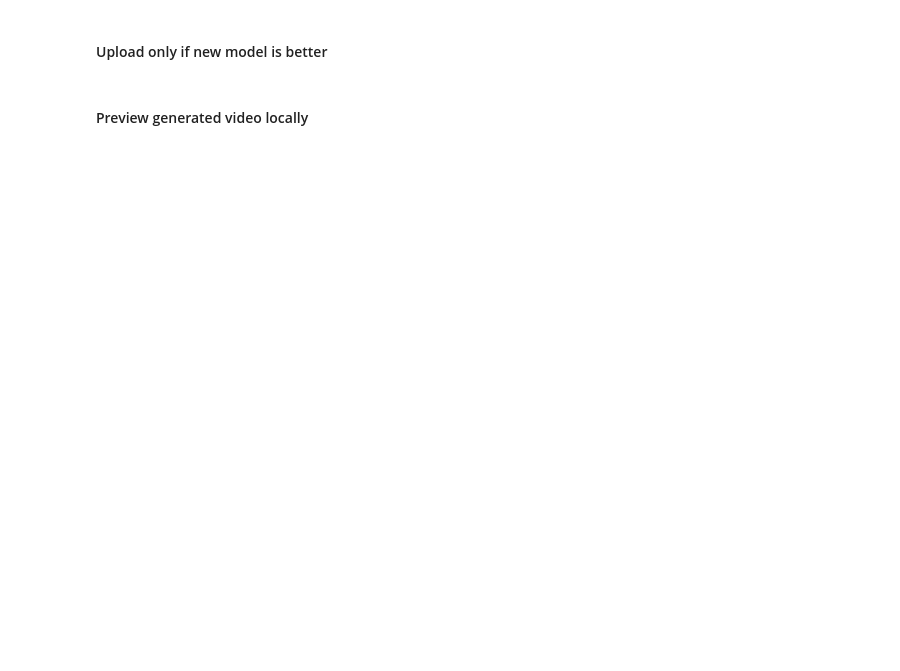
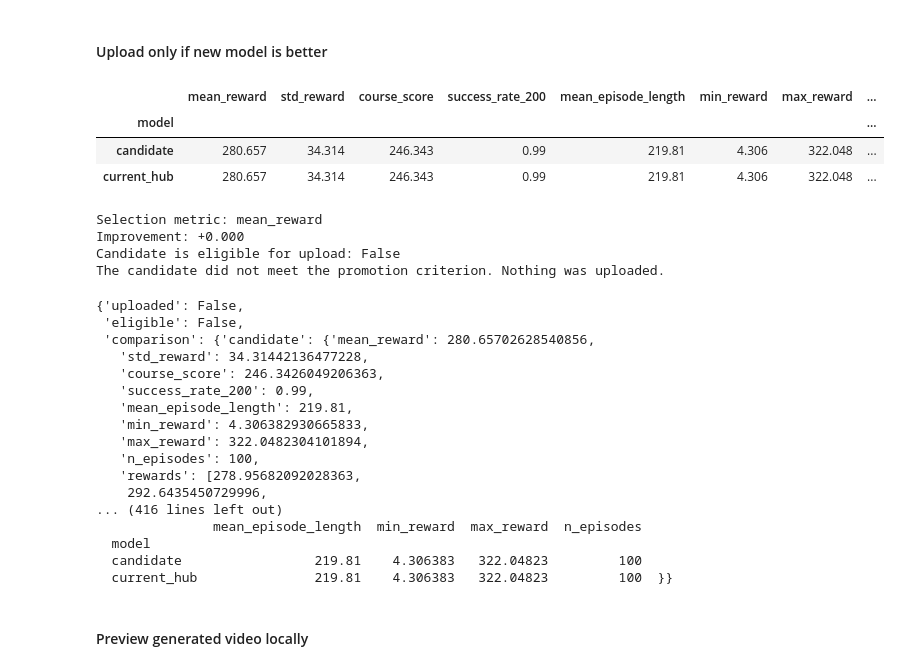
Before and after one commit to KaptainKris92/HuggingFace_RL_Course, a Jupyter notebook: notebooks/unit1/LunarLander_v3_Models.ipynb, the cells around one changed output. Cells and saved outputs as stored; diff of their text form; code cells hidden in the pictures; blank space fills up the shorter version.

```diff
--- a/notebooks/unit1/LunarLander_v3_Models.ipynb
+++ b/notebooks/unit1/LunarLander_v3_Models.ipynb
@@ -1322,32 +1339,58 @@ comparison_128 = compare_candidate_to_hub(
 # %%
 promotion_128 = promote_model_to_hub(
     run_128["best_model_path"],
 
     repo_id="KaptainKris/HuggingFace_RL_Course",
     model_filename="ppo-LunarLander-v3.zip",
     env_id="LunarLander-v3",
 
     evaluation_seeds=EVALUATION_SEEDS,
 
     compare_to_current=True,
     selection_metric="mean_reward",
-    min_improvement=0.0,
+    min_improvement=1.0,
 
     # Leave False to protect the current model
     force_upload=False,
 
     # Set False to create files without uploading
     upload=True,
 
     video_seed=42,
     training_config_path=run_128["config_path"],
 
     commit_message=(
         "Promote 128x128 PPO LunarLander-v3 model"
     ),
 )
 
 promotion_128
+# %% [output]
+|  | mean_reward | std_reward | course_score | success_rate_200 | mean_episode_length | min_reward | max_reward | ... |
+| model |  |  |  |  |  |  |  | ... |
+| candidate | 280.657 | 34.314 | 246.343 | 0.99 | 219.81 | 4.306 | 322.048 | ... |
+| current_hub | 280.657 | 34.314 | 246.343 | 0.99 | 219.81 | 4.306 | 322.048 | ... |
+Selection metric: mean_reward
+Improvement: +0.000
+Candidate is eligible for upload: False
+The candidate did not meet the promotion criterion. Nothing was uploaded.
+{'uploaded': False,
+ 'eligible': False,
+ 'comparison': {'candidate': {'mean_reward': 280.65702628540856,
+   'std_reward': 34.31442136477228,
+   'course_score': 246.3426049206363,
+   'success_rate_200': 0.99,
+   'mean_episode_length': 219.81,
+   'min_reward': 4.306382930665833,
+   'max_reward': 322.0482304101894,
+   'n_episodes': 100,
+   'rewards': [278.95682092028363,
+    292.6435450729996,
+... (416 lines left out)
+               mean_episode_length  min_reward  max_reward  n_episodes
+  model
+  candidate                 219.81    4.306383   322.04823         100
+  current_hub               219.81    4.306383   322.04823         100  }}
 # %% [markdown]
 #### Preview generated video locally
 # %%
```
Also changed, not shown: parts of 21 cells of this notebook.
